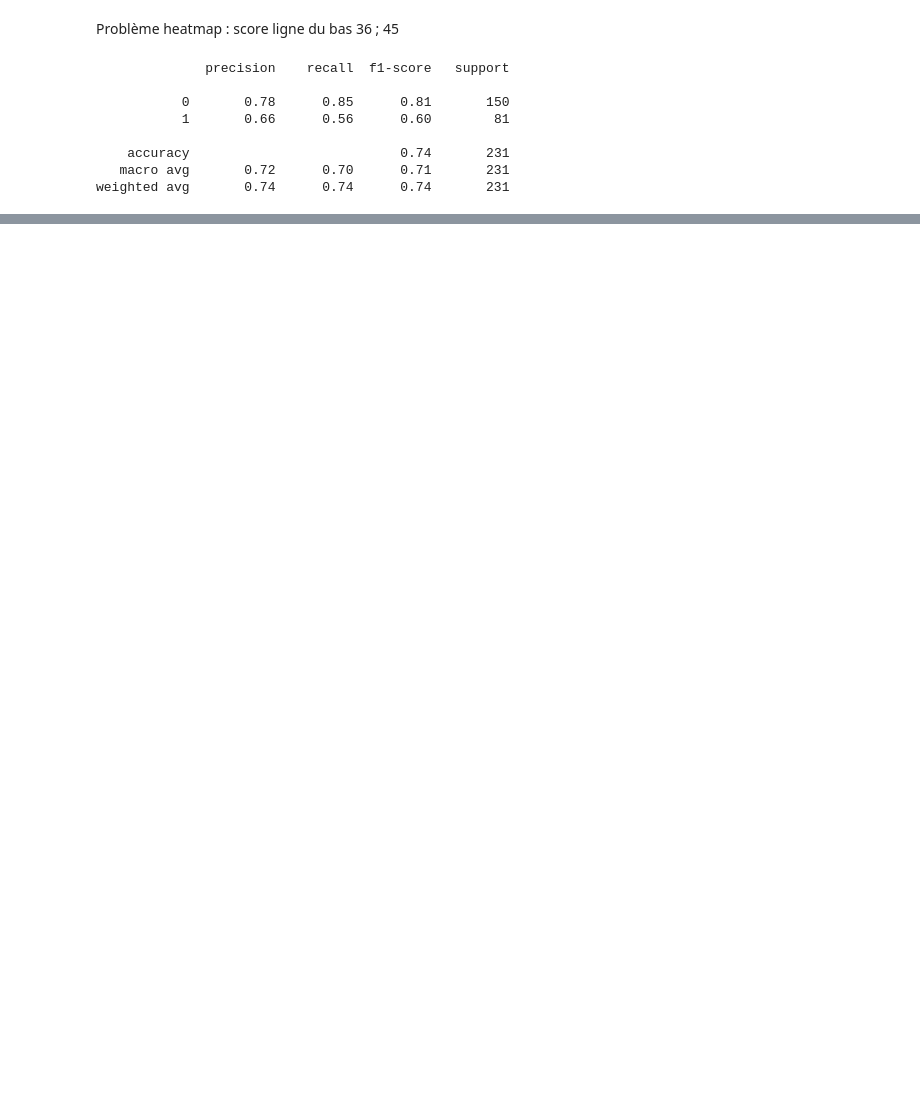
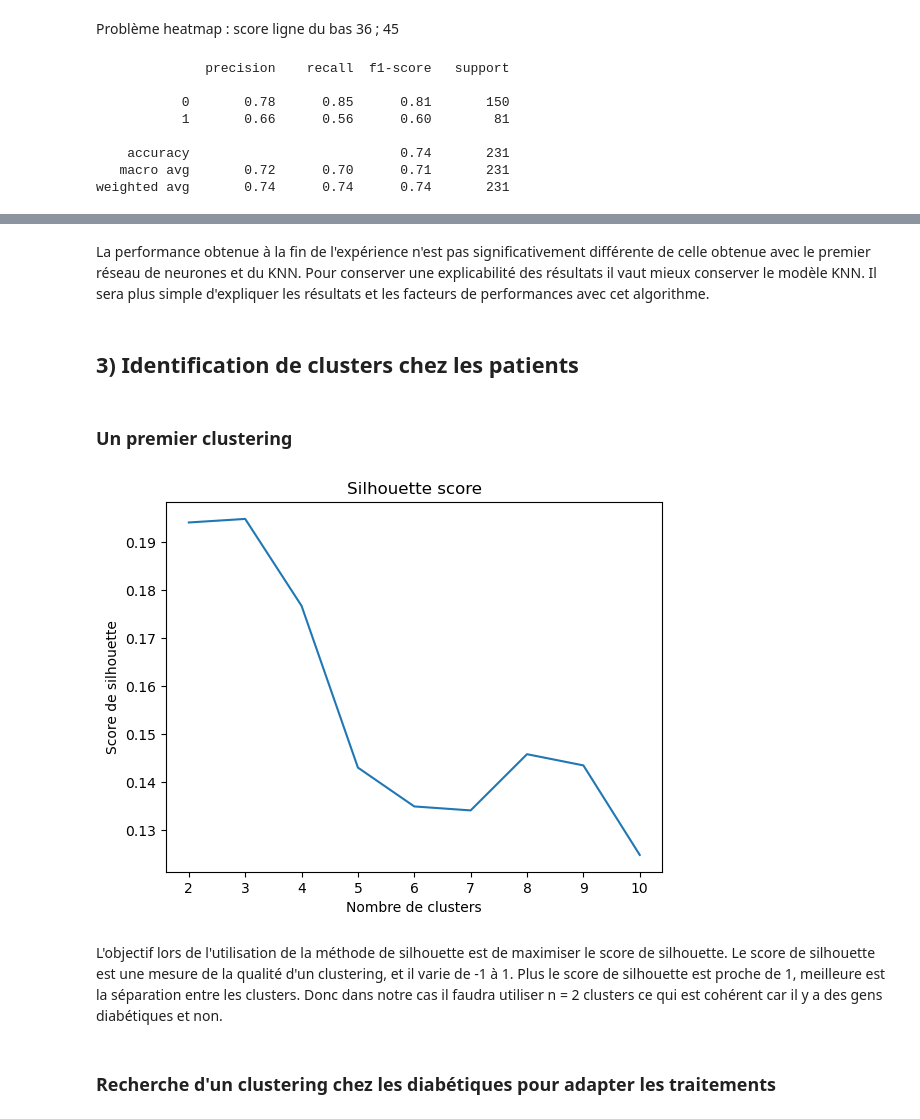
Before and after one commit to LonchamptM/Candidature_APHP, a Jupyter notebook: main.ipynb, the cells around one changed output, grey strips where cells are left out. Cells and saved outputs as stored; diff of their text form; code cells hidden in the pictures; blank space fills up the shorter version.

Commit message:
Mise à jour du projet : Deep Learning, Creation de sous groupe chez les diabétiques

```diff
--- a/main.ipynb
+++ b/main.ipynb
@@ -321,0 +490,25 @@ weighted avg       0.74      0.74      0.74       231
+# %% [markdown]
+La performance obtenue à la fin de l'expérience n'est pas significativement différente de celle obtenue avec le premier réseau de neurones et du KNN.
+Pour conserver une explicabilité des résultats il vaut mieux conserver le modèle KNN. Il sera plus simple d'expliquer les résultats et les facteurs de performances avec cet algorithme.
+# %% [markdown]
+## 3) Identification de clusters chez les patients
+# %% [markdown]
+### Un premier clustering
+# %%
+silhouette_scores = []
+for i in range(2, 11):
+    kmeans = KMeans(n_clusters=i, init='k-means++', max_iter=300, n_init=10, random_state=0)
+    kmeans.fit(X_train)
+    silhouette_scores.append(silhouette_score(X_train, kmeans.labels_))
+
+plt.plot(range(2, 11), silhouette_scores)
+plt.title('Silhouette score')
+plt.xlabel('Nombre de clusters')
+plt.ylabel('Score de silhouette')
+plt.show()
+# %% [output]
+[figure, added]
+# %% [markdown]
+L'objectif lors de l'utilisation de la méthode de silhouette est de maximiser le score de silhouette. Le score de silhouette est une mesure de la qualité d'un clustering, et il varie de -1 à 1. Plus le score de silhouette est proche de 1, meilleure est la séparation entre les clusters. Donc dans notre cas il faudra utiliser n = 2 clusters ce qui est cohérent car il y a des gens diabétiques et non.
+# %% [markdown]
+### Recherche d'un clustering chez les diabétiques pour adapter les traitements
```
Also changed, not shown: parts of 29 cells of this notebook.
